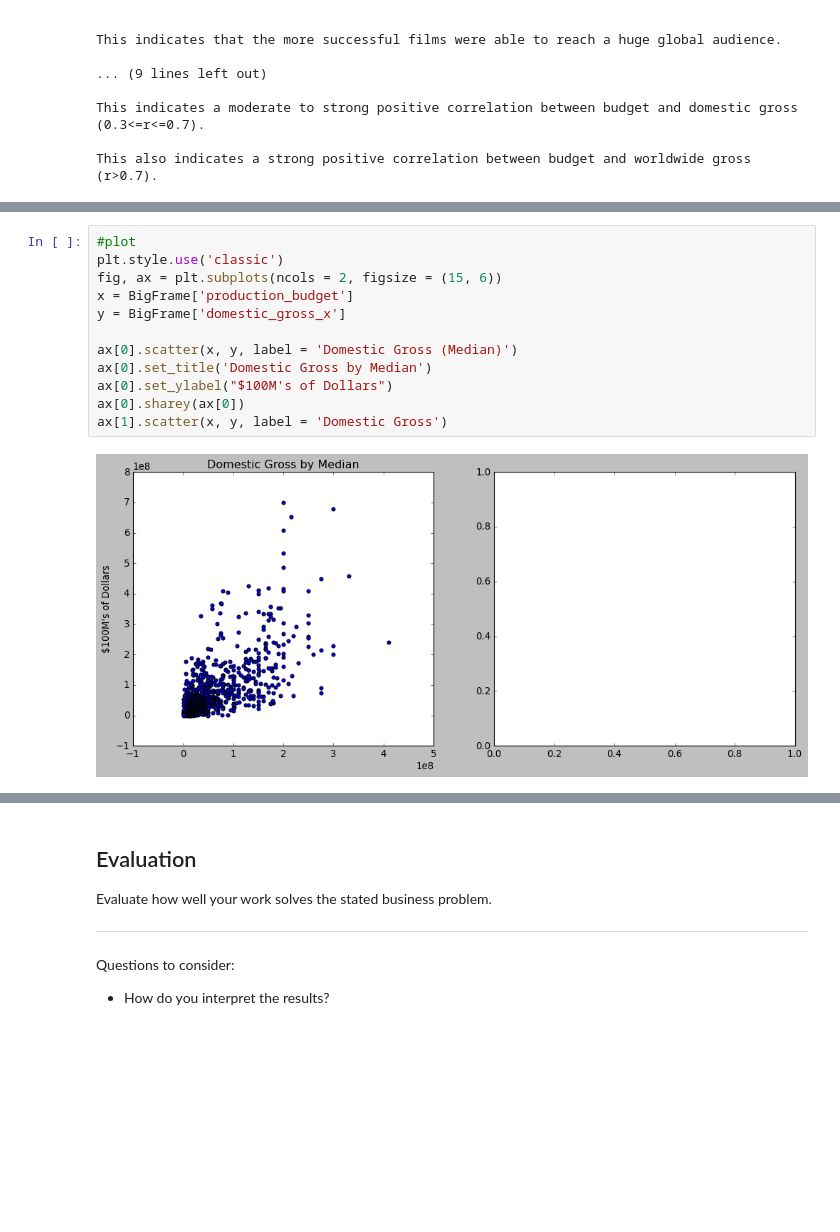
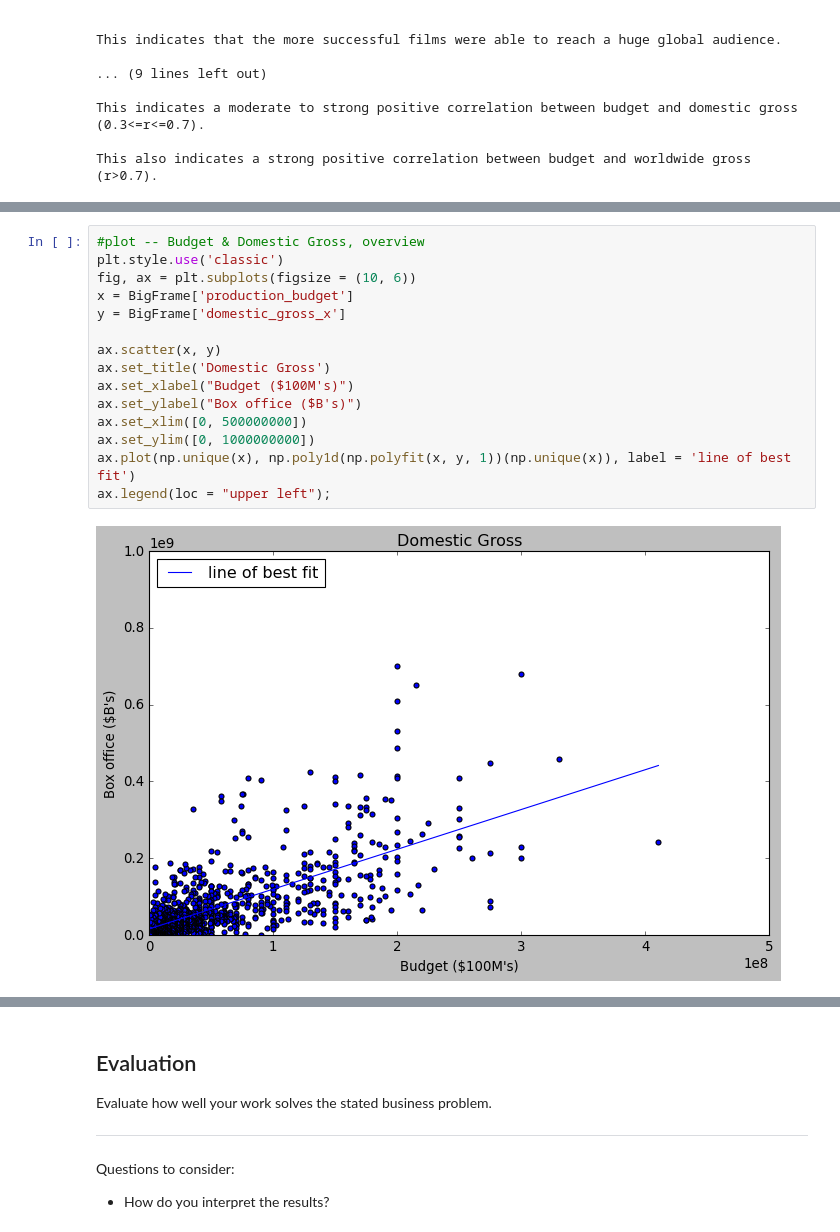
Before and after one commit to 281clo/microsoft-movie-analysis, a Jupyter notebook: index.ipynb, the cells around one changed output, grey strips where cells are left out. Cells and saved outputs as stored; diff of their text form; blank space fills up the shorter version.

```diff
--- a/index.ipynb
+++ b/index.ipynb
@@ -218,16 +218,19 @@ plt.style.available
  'seaborn-whitegrid',
  'tableau-colorblind10']
 # %%
-#plot
+#plot -- Budget & Domestic Gross, overview
 plt.style.use('classic')
-fig, ax = plt.subplots(ncols = 2, figsize = (15, 6))
+fig, ax = plt.subplots(figsize = (10, 6))
 x = BigFrame['production_budget']
 y = BigFrame['domestic_gross_x']
 
-ax[0].scatter(x, y, label = 'Domestic Gross (Median)')
-ax[0].set_title('Domestic Gross by Median')
-ax[0].set_ylabel("$100M's of Dollars")
-ax[0].sharey(ax[0])
-ax[1].scatter(x, y, label = 'Domestic Gross')
+ax.scatter(x, y)
+ax.set_title('Domestic Gross')
+ax.set_xlabel("Budget ($100M's)")
+ax.set_ylabel("Box office ($B's)")
+ax.set_xlim([0, 500000000])
+ax.set_ylim([0, 1000000000])
+ax.plot(np.unique(x), np.poly1d(np.polyfit(x, y, 1))(np.unique(x)), label = 'line of best fit')
+ax.legend(loc = "upper left");
 # %% [output]
-[figure, old version]
+[figure, new version]
```
Also changed, not shown: parts of 1 cell of this notebook.
